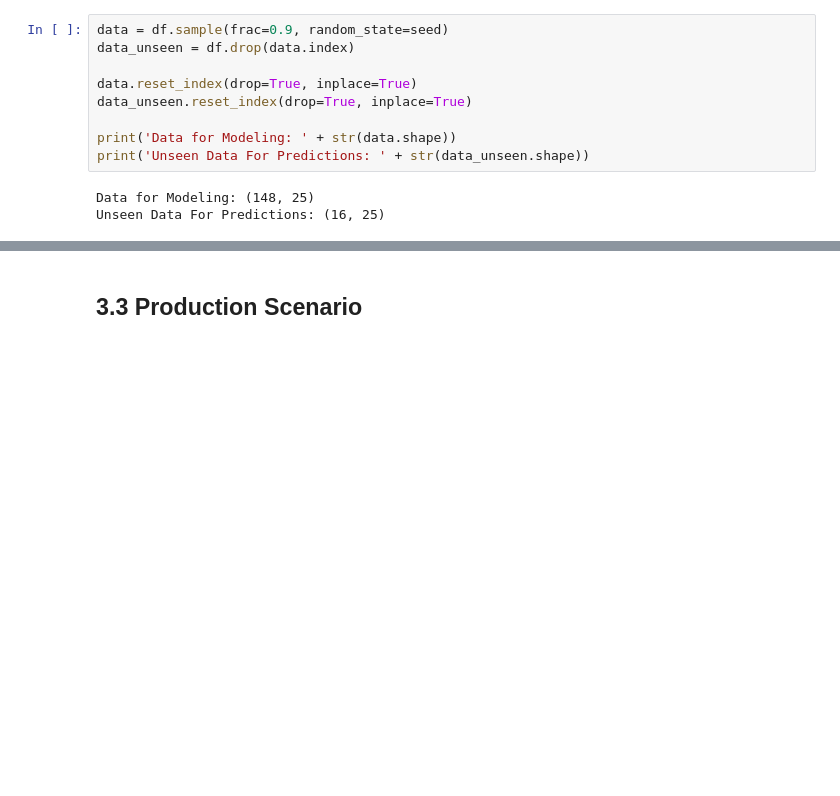
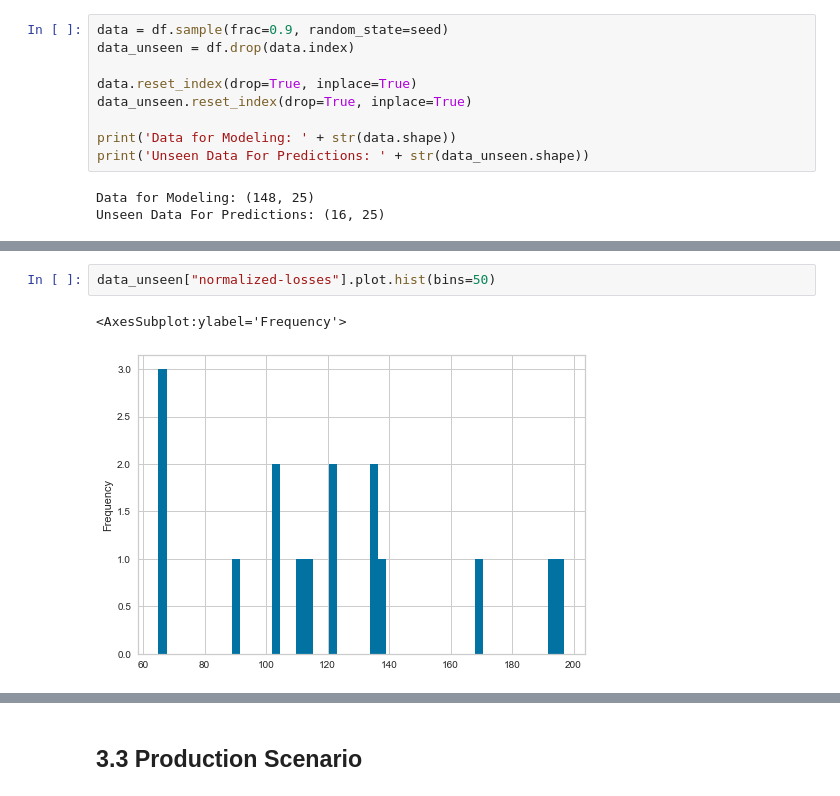
Before and after one commit to sekR4/Automobile, a Jupyter notebook: draft.ipynb, the cells around one changed output, grey strips where cells are left out. Drawn from its saved outputs; the diff is of its cells as text; blank space fills up the shorter version.

```diff
--- a/draft.ipynb
+++ b/draft.ipynb
@@ -124 +184,6 @@ regr = setup(**params)
+# %%
+data_unseen["normalized-losses"].plot.hist(bins=50)
+# %% [output]
+<AxesSubplot:ylabel='Frequency'>
+[figure, added]
 # %%
```
Also changed, not shown: parts of 13 cells of this notebook, 45 other files.
